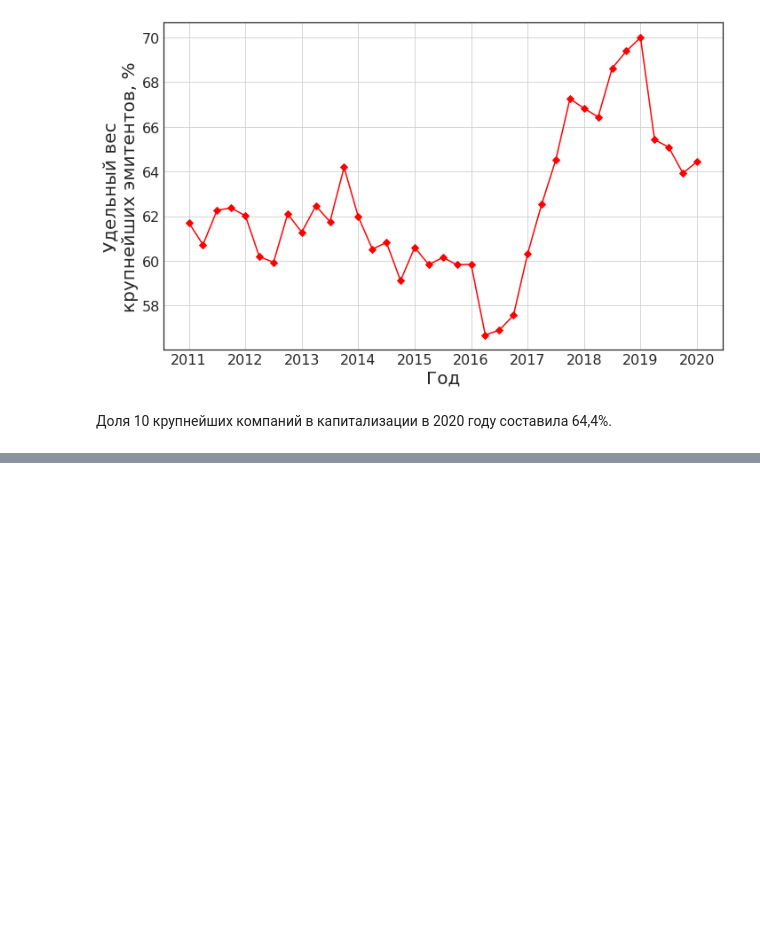
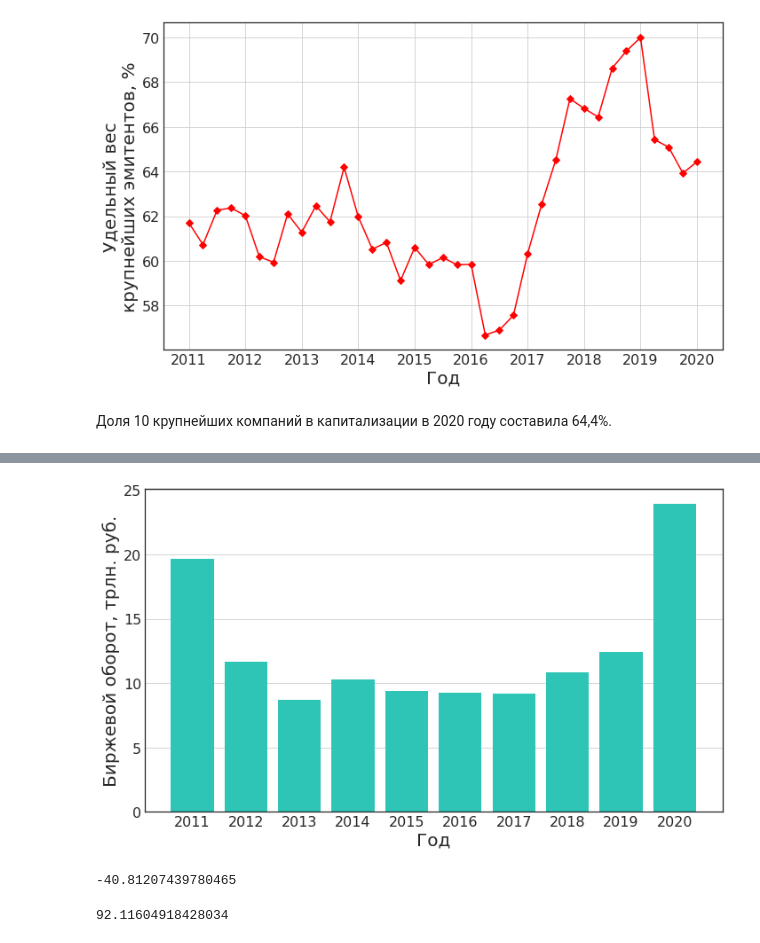
Before and after one commit to kostya-gh/stocks_prediction, a Jupyter notebook: market_cap.ipynb, the cells around one changed output, grey strips where cells are left out. Drawn from its saved outputs; the diff is of its cells as text; code cells hidden in the pictures; blank space fills up the shorter version.

```diff
--- a/market_cap.ipynb
+++ b/market_cap.ipynb
@@ -163,0 +192,21 @@ fig.savefig(picts_loc + 'pie.png', dpi=180)
+# %%
+fig, ax = plt.subplots(figsize=(10, 6), tight_layout=True)
+
+plt.bar(turnover.index, turnover, color='#2ec4b6')
+plt.xticks(turnover.index, fontsize=16)
+plt.xlabel('Год', fontsize=20)
+plt.yticks(fontsize=16)
+plt.ylabel('Биржевой оборот, трлн. руб.', fontsize=20)
+plt.grid(axis='y')
+
+fig.savefig(picts_loc + 'turn.png', dpi=180)
+# %% [output]
+[figure, added]
+# %%
+turnover[2012] / turnover[2011] * 100 - 100
+# %% [output]
+-40.81207439780465
+# %%
+turnover[2020] / turnover[2019] * 100 - 100
+# %% [output]
+92.11604918428034
```
Also changed, not shown: parts of 8 cells of this notebook.
